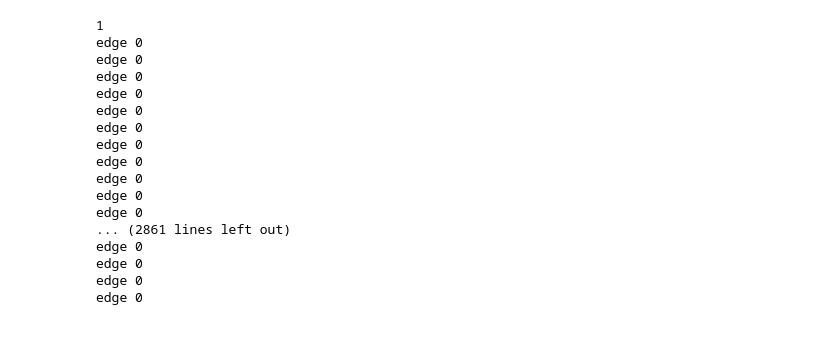
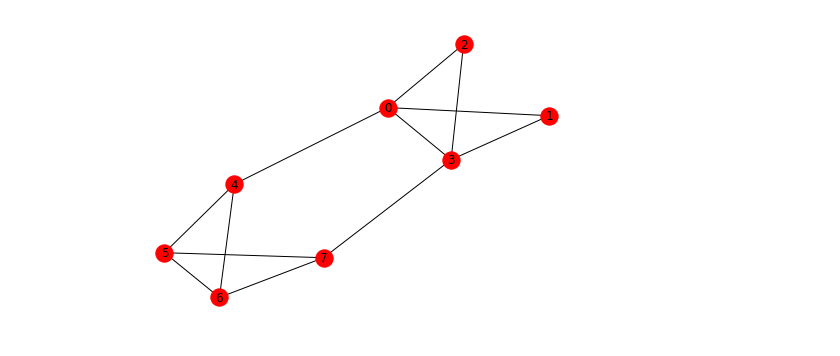
Before and after one commit to Mellaba/Thesis, a Jupyter notebook: Depth first Brelaz.ipynb, the cells around one changed output. Drawn from its saved outputs; the diff is of its cells as text; code cells hidden in the pictures.

```diff
--- a/Depth first Brelaz.ipynb
+++ b/Depth first Brelaz.ipynb
@@ -169,23 +154,0 @@ NameError: name 'theorder' is not defined
-# %%
-for n in G:
-    print(colormap[n])
-    for i in G[n]:
-        print('edge', colormap[i])
-# %% [output]
-1
-edge 0
-edge 0
-edge 0
-edge 0
-edge 0
-edge 0
-edge 0
-edge 0
-edge 0
-edge 0
-edge 0
-... (2861 lines left out)
-edge 0
-edge 0
-edge 0
-edge 0
@@ -224,0 +235,19 @@ def strategy_saturation_largest_first(G, k):
+# %%
+G = nx.Graph()
+G.add_edge(0,1)
+G.add_edge(0,2)
+G.add_edge(0,3)
+G.add_edge(0,4)
+G.add_edge(1,3)
+G.add_edge(2,3)
+G.add_edge(3,7)
+G.add_edge(4,5)
+G.add_edge(4,6)
+G.add_edge(5,6)
+G.add_edge(5,7)
+G.add_edge(6,7)
+
+nx.draw(G,with_labels = True)
+plt.show()
+# %% [output]
+[figure, added]
```
Also changed, not shown: parts of 17 cells of this notebook, 39 other files.
